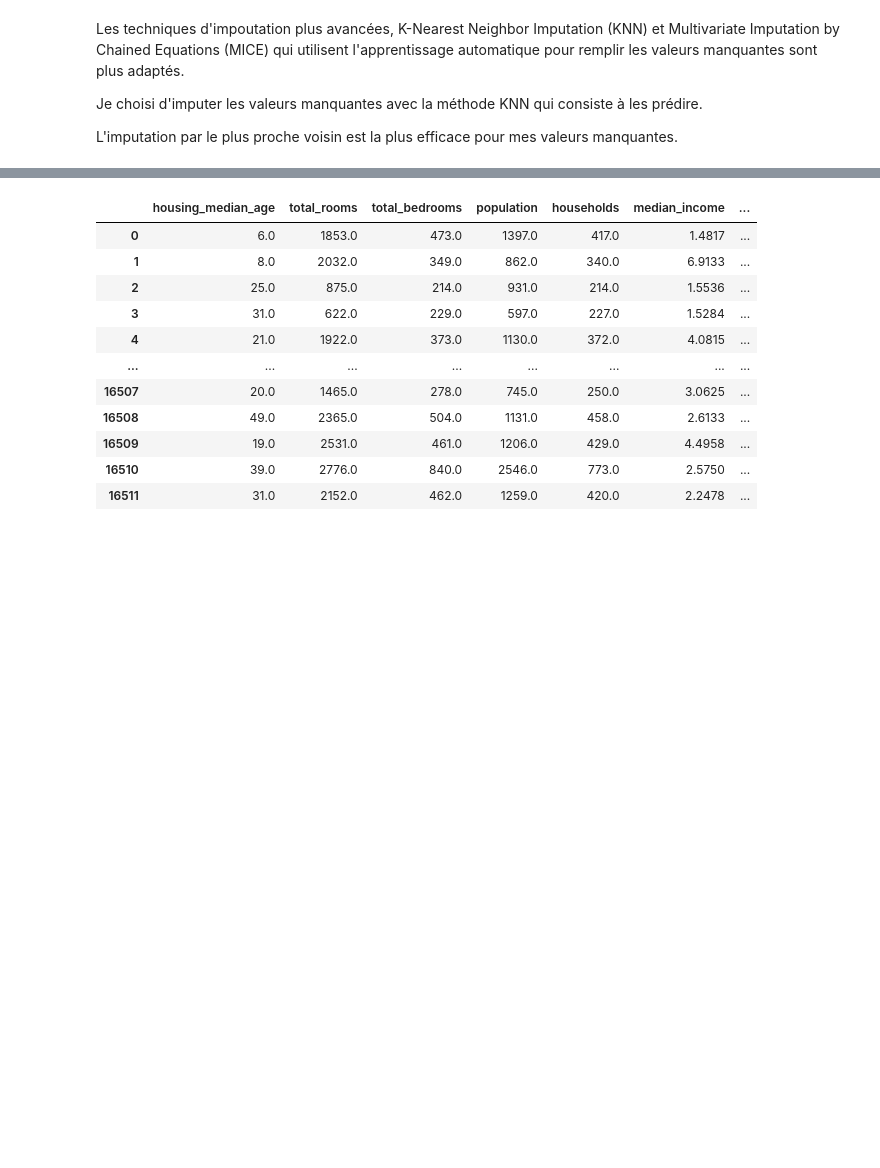
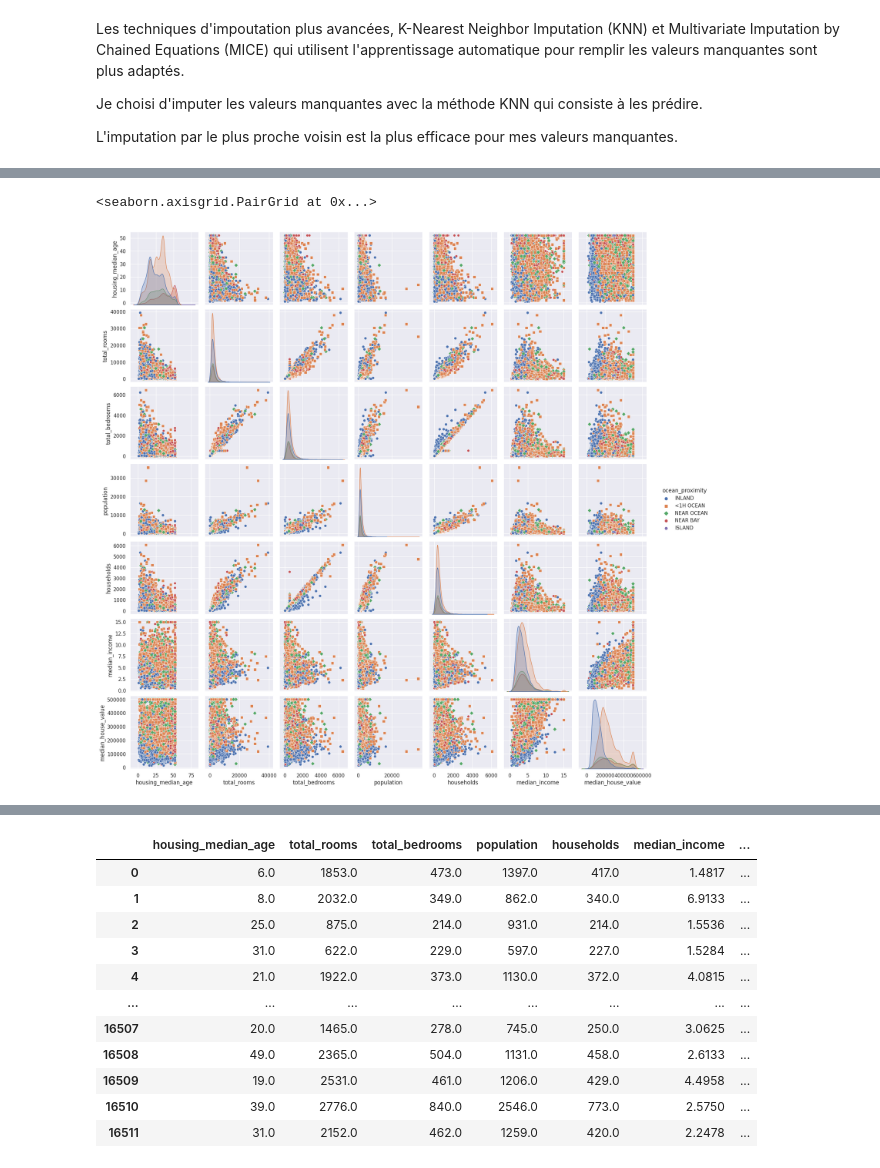
Before and after one commit to kamelbenabdelkader/ML_real_estate_project, a Jupyter notebook: notebook_EDA.ipynb, the cells around one changed output, grey strips where cells are left out. Cells and saved outputs as stored; diff of their text form; code cells hidden in the pictures; blank space fills up the shorter version.

```diff
--- a/notebook_EDA.ipynb
+++ b/notebook_EDA.ipynb
@@ -292,0 +309,5 @@ dataset['total_bedrooms'] = knn_imputer.fit_transform(dataset[['total_bedrooms']
+# %%
+sns.pairplot(data_df, hue='ocean_proximity', markers=["o", "s", "D",'h', 'H'])
+# %% [output]
+<seaborn.axisgrid.PairGrid at 0x...>
+[figure, added]
```
Also changed, not shown: parts of 8 cells of this notebook.
